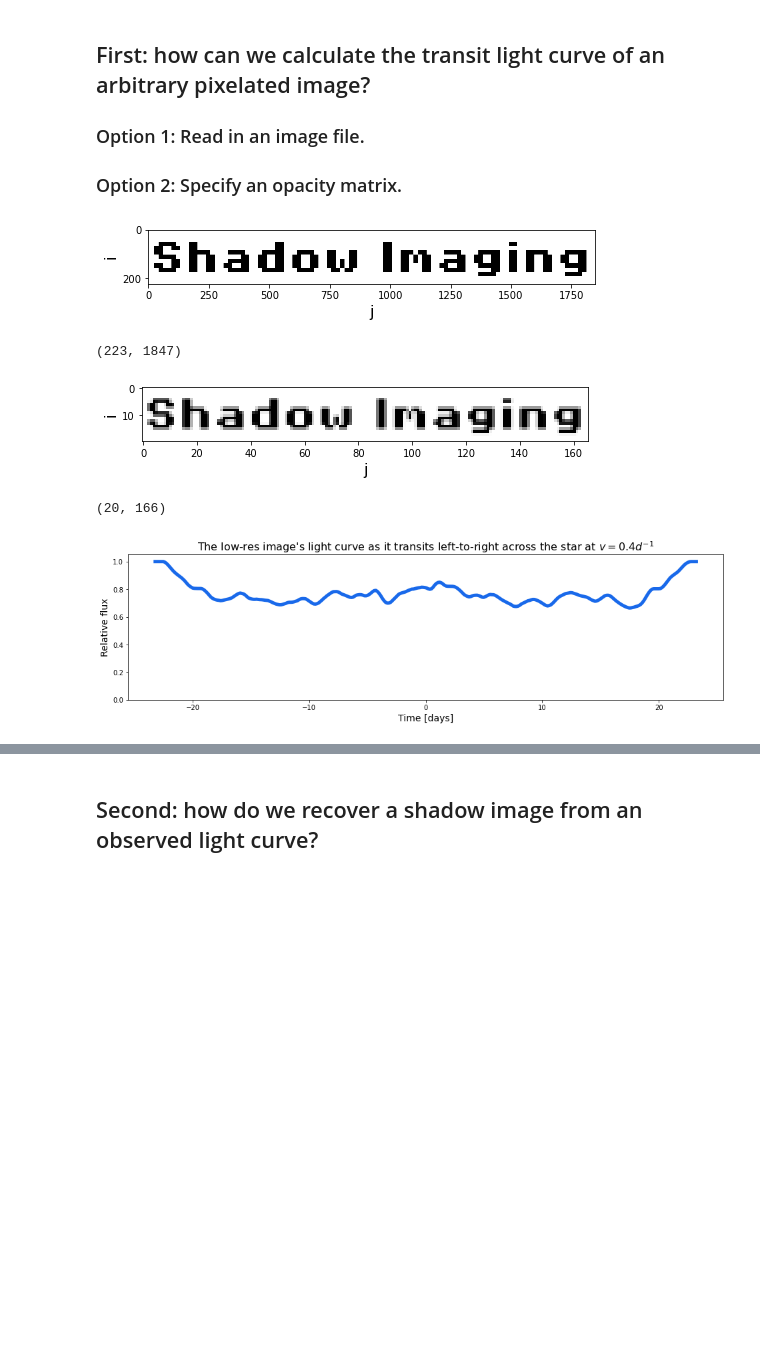
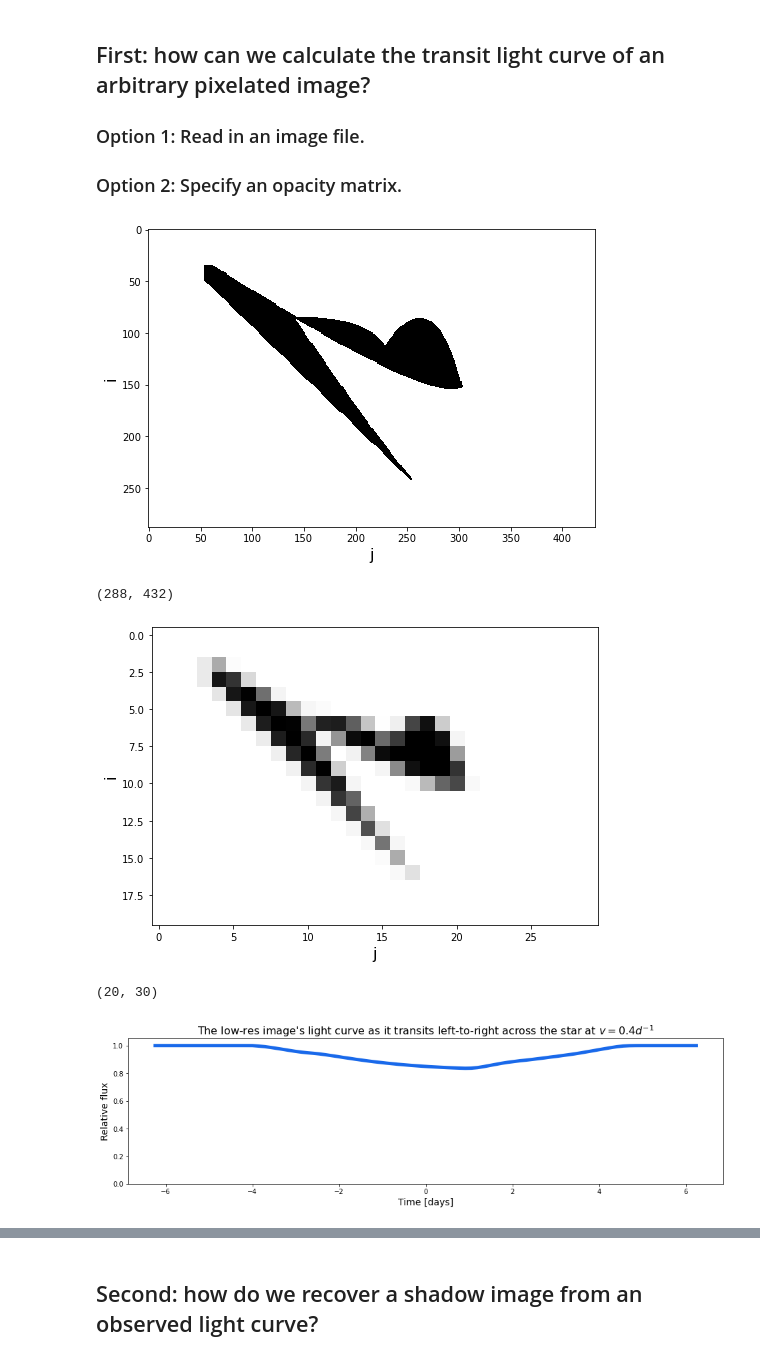
Before and after one commit to esandford/EightBitTransit, a Jupyter notebook: examples/examples.ipynb, the cells around one changed output, grey strips where cells are left out. Cells and saved outputs as stored; diff of their text form; code cells hidden in the pictures; blank space fills up the shorter version.

```diff
--- a/examples/examples.ipynb
+++ b/examples/examples.ipynb
@@ -21,35 +21,37 @@ from scipy.optimize import lsq_linear
 # %%
 # Option 1: Read in an image file.
 
 # an array of times, in days, over which to calculate the light curve
 times = np.linspace(-35.,35.,500)
 
 # create a TransitingImage object, which reads in an image file and converts it into a matrix of pixels
 # transiting the star at velocity v [days**-1], with reference time t_ref [days]
-SItitle = TransitingImage(imfile="./ShadowImagingTitle.png",
+SItitle = TransitingImage(imfile="./rand1.png",
                           v=0.4,
                           t_ref=0.,
                           t_arr=times)
 SItitle.plot_grid()
 print(np.shape(SItitle.opacitymat)) # the pixelated image grid. Notice that this is very high-resolution, so the
                                    # light curve calculation in the next cell would be slow.
 
 # We can speed up the light curve calculation by specifying a lower image resolution, e.g. 20 pixels in height.
 # The image aspect ratio will not change.
-lowres_SItitle = TransitingImage(imfile="./ShadowImagingTitle.png",
+lowres_SItitle = TransitingImage(imfile="./rand1.png",
                                  lowres=20,
                                  lowrestype="mean", # Calculate the lower-resolution version of the image by averaging "neighborhoods" of pixels in the high-res image.
                                  lowresround=False, # Let the resulting low-res pixel values take on intermediate values between 0 and 1, i.e. don't round them to 0 or 1.
                                  v=0.4,
                                  t_ref=0.,
                                  t_arr=times)
+#SItitle.plot_grid()
 lowres_SItitle.plot_grid()
+#print(np.shape(SItitle.opacitymat))
 print(np.shape(lowres_SItitle.opacitymat))
 # %% [output]
-[figure, old version]
+[figure, new version]
-(223, 1847)
+(288, 432)
-[figure, old version]
+[figure, new version]
-(20, 166)
+(20, 30)
 # %%
 # Calculate the light curve for this object. This function returns two arrays:
 #    overlapTimes = the time steps at which the image grid has nonzero overlap with the star, given your choice of times and v;
@@ -64,7 +66,7 @@ plt.ylabel("Relative flux",fontsize=14)
 plt.title(r"The low-res image's light curve as it transits left-to-right across the star at $v = 0.4 d^{-1}$",fontsize=16)
 plt.show()
 # %% [output]
-[figure, old version]
+[figure, new version]
 # %%
 # Option 2: Specify an opacity matrix.
 times = np.linspace(-10.,10.,500)
```
Also changed, not shown: parts of 2 cells of this notebook, 2 other files.
